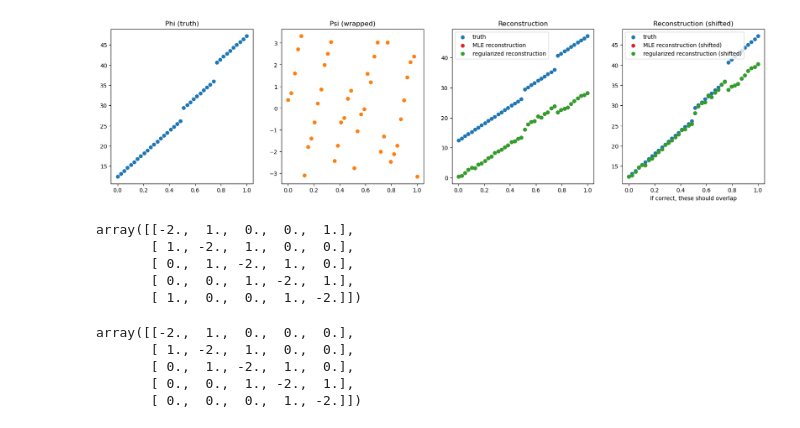
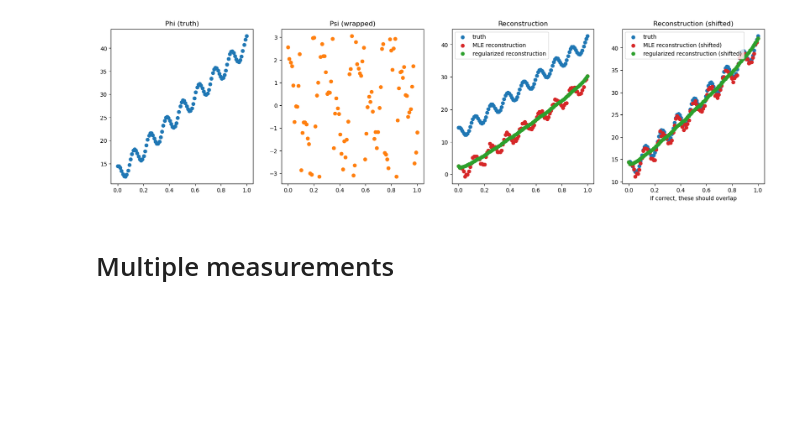
Before and after one commit to henrymorris120/Interferometry-and-Phase-Unwrapping-Research, a Jupyter notebook: dev/tikhonov_regularization.ipynb, the cells around one changed output. Cells and saved outputs as stored; diff of their text form; code cells hidden in the pictures; blank space fills up the shorter version.

```diff
--- a/dev/tikhonov_regularization.ipynb
+++ b/dev/tikhonov_regularization.ipynb
@@ -53,12 +53,16 @@ def tikhonov_1d(psi, R, reg_lambda=1.0, weights=None):
     return reconstructed_phi
 # %%
 # Make test phase
-N = 40
+N = 100
+#phi = np.linspace(0, 9*np.pi, N) + (3*np.pi) + 3
+# phi[20:] += 2.5
+# phi[30:] += 4
+
 phi = np.linspace(0, 9*np.pi, N) + (3*np.pi) + 3
-phi[20:] += 2.5
-phi[30:] += 4
 grid = np.linspace(0,1,N)
-noise_sigma = 0.1
+phi += 2*np.cos( 50*grid )
+grid = np.linspace(0,1,N)
+noise_sigma = 2
 
 # Wrap it
 np.random.seed(0)
@@ -109,45 +103,61 @@ array([ 0.03481258,  0.62340599,  1.40281009,  2.17877728,  2.87607634,
 # %%
-# Make test phase
-N = 40
+# # Make test phase
+# N = 40
+# phi = np.linspace(0, 9*np.pi, N) + (3*np.pi) + 3
+# # phi[20:] += 2.5
+# # phi[30:] += 4
+# grid = np.linspace(0,1,N)
+
+
+N = 100
+#phi = np.linspace(0, 9*np.pi, N) + (3*np.pi) + 3
+# phi[20:] += 2.5
+# phi[30:] += 4
+
 phi = np.linspace(0, 9*np.pi, N) + (3*np.pi) + 3
-phi[20:] += 2.5
-phi[30:] += 4
 grid = np.linspace(0,1,N)
-noise_sigma = 0.3
-reg_lambda = 1e-5
+phi += 2*np.cos( 50*grid )
+grid = np.linspace(0,1,N)
+noise_sigma = 2
+
+
+
+noise_sigma = 0.4
+reg_lambda = 1e2
 
 # Wrap it
 np.random.seed(0)
-psi = wrap_function(phi) + noise_sigma*np.random.normal(size=len(phi))
+psi = wrap_function(phi + noise_sigma*np.random.normal(size=len(phi)))
 
 # Unwrapping algorithm
 mle_phi = mle_1d(psi)
 reconstructed_phi = tikhonov_1d(psi, R, reg_lambda=reg_lambda, weights=None)
 
 
 # Plot results
 fig, axs = plt.subplots(1,4,figsize=(21,5))
 
 axs[0].scatter(grid, phi, color="C0")
 axs[1].scatter(grid, psi, color="C1")
 axs[0].set_title("Phi (truth)")
 axs[1].set_title("Psi (wrapped)")
+
 
 axs[2].scatter(grid, phi, label="truth", color="C0")
 axs[2].scatter(grid, mle_phi, label="MLE reconstruction", color="C3")
 axs[2].scatter(grid, reconstructed_phi, label="regularized reconstruction", color="C2")
 axs[2].legend()
 axs[2].set_title("Reconstruction")
 
 
 axs[3].scatter(grid, phi, label="truth", color="C0")
 axs[3].scatter(grid, mle_phi + (phi[0] - mle_phi[0]), label="MLE reconstruction (shifted)", color="C3")
 axs[3].scatter(grid, reconstructed_phi + (phi[0] - reconstructed_phi[0]), label="regularized reconstruction (shifted)", color="C2")
 axs[3].legend()
 axs[3].set_title("Reconstruction (shifted)")
 axs[3].set_xlabel("If correct, these should overlap")
 
 
 plt.show()
 # %% [output]
-[figure, old version]
+[figure, new version]
@@ -180,8 +163,0 @@ def build_1d_second_order_grad(N, boundary="none"):
-# %%
-build_1d_second_order_grad(5, boundary="periodic").toarray()
-# %% [output]
-array([[-2.,  1.,  0.,  0.,  1.],
-       [ 1., -2.,  1.,  0.,  0.],
-       [ 0.,  1., -2.,  1.,  0.],
-       [ 0.,  0.,  1., -2.,  1.],
-       [ 1.,  0.,  0.,  1., -2.]])
@@ -194,8 +164,2 @@ d_mat = d_mat.tolil()
-# %%
-d_mat.toarray()
-# %% [output]
-array([[-2.,  1.,  0.,  0.,  0.],
-       [ 1., -2.,  1.,  0.,  0.],
-       [ 0.,  1., -2.,  1.,  0.],
-       [ 0.,  0.,  1., -2.,  1.],
-       [ 0.,  0.,  0.,  1., -2.]])
+# %% [markdown]
+# Multiple measurements
```
Also changed, not shown: parts of 15 cells of this notebook, 1 other file.
